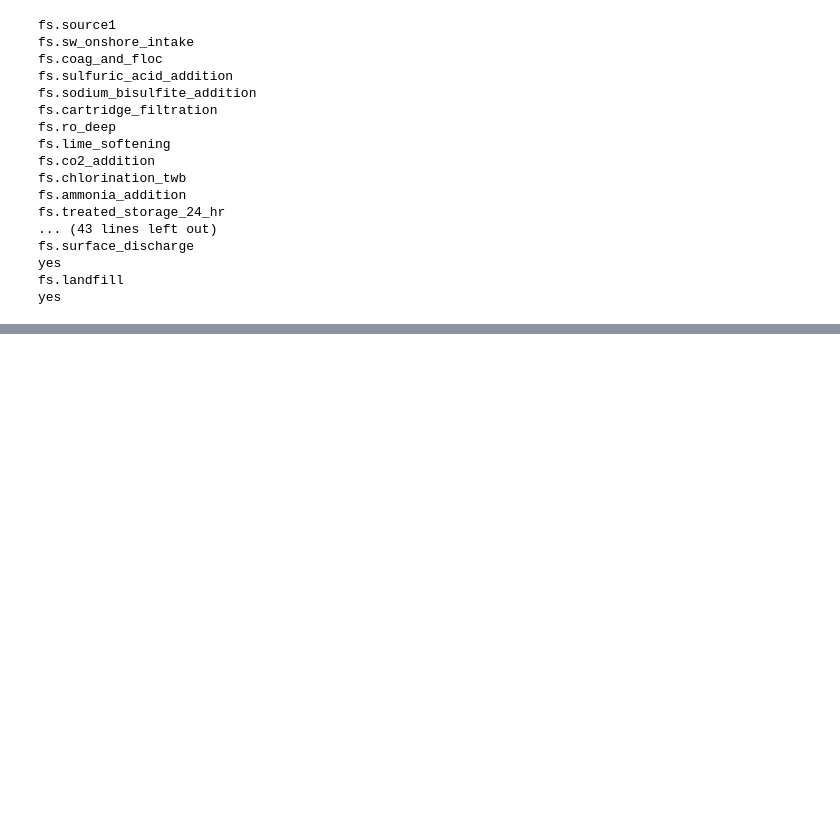
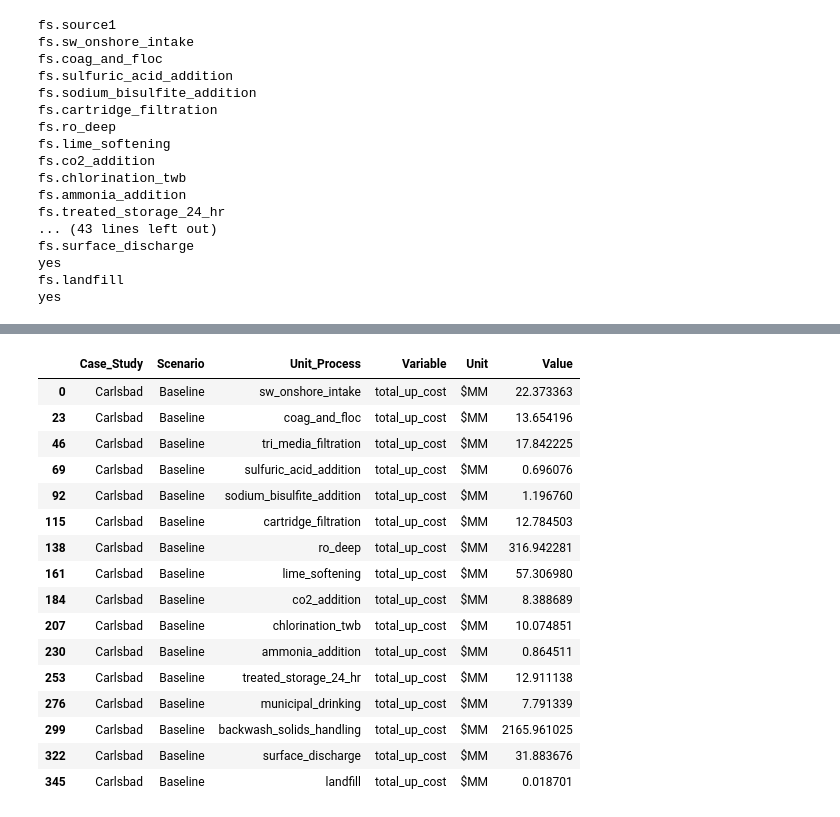
Before and after one commit to NREL/WaterTAP3, a Jupyter notebook: IDAES-WaterTAP3_v2/WaterTAP3_RunTrain_Tutorial-Carlsbad_Jan23_MC_working.ipynb, the cells around one changed output, grey strips where cells are left out. Cells and saved outputs as stored; diff of their text form; code cells hidden in the pictures; blank space fills up the shorter version.

```diff
--- a/IDAES-WaterTAP3_v2/WaterTAP3_RunTrain_Tutorial-Carlsbad_Jan23_MC_working.ipynb
+++ b/IDAES-WaterTAP3_v2/WaterTAP3_RunTrain_Tutorial-Carlsbad_Jan23_MC_working.ipynb
@@ -209,4 +205,24 @@ t1
 368 rows × 6 columns
+# %%
+t1[t1.Variable == "total_up_cost"]
+# %% [output]
+|  | Case_Study | Scenario | Unit_Process | Variable | Unit | Value |
+| 0 | Carlsbad | Baseline | sw_onshore_intake | total_up_cost | $MM | 22.373363 |
+| 23 | Carlsbad | Baseline | coag_and_floc | total_up_cost | $MM | 13.654196 |
+| 46 | Carlsbad | Baseline | tri_media_filtration | total_up_cost | $MM | 17.842225 |
+| 69 | Carlsbad | Baseline | sulfuric_acid_addition | total_up_cost | $MM | 0.696076 |
+| 92 | Carlsbad | Baseline | sodium_bisulfite_addition | total_up_cost | $MM | 1.196760 |
+| 115 | Carlsbad | Baseline | cartridge_filtration | total_up_cost | $MM | 12.784503 |
+| 138 | Carlsbad | Baseline | ro_deep | total_up_cost | $MM | 316.942281 |
+| 161 | Carlsbad | Baseline | lime_softening | total_up_cost | $MM | 57.306980 |
+| 184 | Carlsbad | Baseline | co2_addition | total_up_cost | $MM | 8.388689 |
+| 207 | Carlsbad | Baseline | chlorination_twb | total_up_cost | $MM | 10.074851 |
+| 230 | Carlsbad | Baseline | ammonia_addition | total_up_cost | $MM | 0.864511 |
+| 253 | Carlsbad | Baseline | treated_storage_24_hr | total_up_cost | $MM | 12.911138 |
+| 276 | Carlsbad | Baseline | municipal_drinking | total_up_cost | $MM | 7.791339 |
+| 299 | Carlsbad | Baseline | backwash_solids_handling | total_up_cost | $MM | 2165.961025 |
+| 322 | Carlsbad | Baseline | surface_discharge | total_up_cost | $MM | 31.883676 |
+| 345 | Carlsbad | Baseline | landfill | total_up_cost | $MM | 0.018701 |
 # %%
 t1.to_csv("results_v2.csv")
 # %%
```
Also changed, not shown: parts of 7 cells of this notebook.
